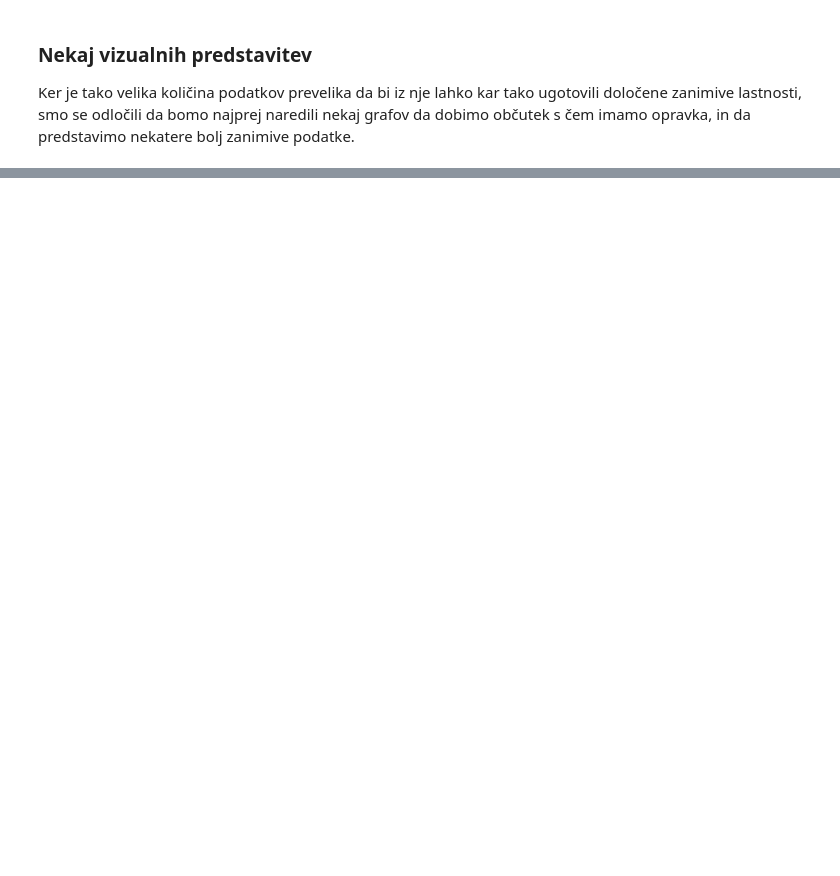
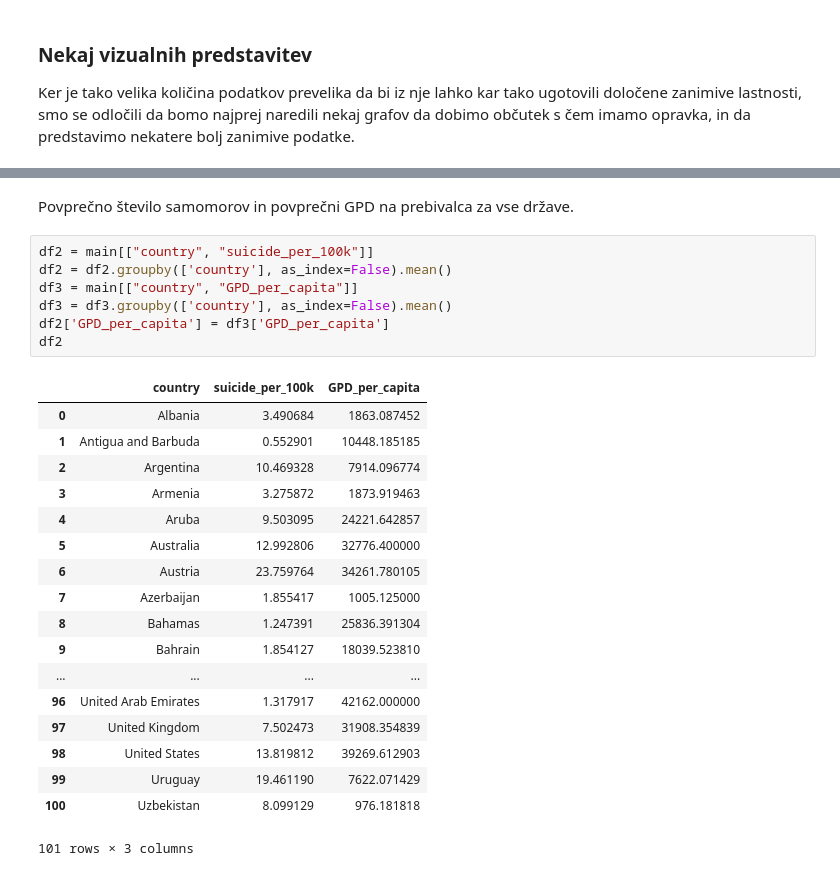
Before and after one commit to np6818/PR19NPZPTK, a Jupyter notebook: project_code.ipynb, the cells around one changed output, grey strips where cells are left out. Cells and saved outputs as stored; diff of their text form; blank space fills up the shorter version.

```diff
--- a/project_code.ipynb
+++ b/project_code.ipynb
@@ -91,0 +84,28 @@ df2
+# %% [markdown]
+Povprečno število samomorov in povprečni GPD na prebivalca za vse države.
+# %%
+df2 = main[["country", "suicide_per_100k"]]
+df2 = df2.groupby(['country'], as_index=False).mean()
+df3 = main[["country", "GPD_per_capita"]]
+df3 = df3.groupby(['country'], as_index=False).mean()
+df2['GPD_per_capita'] = df3['GPD_per_capita']
+df2
+# %% [output]
+|  | country | suicide_per_100k | GPD_per_capita |
+| 0 | Albania | 3.490684 | 1863.087452 |
+| 1 | Antigua and Barbuda | 0.552901 | 10448.185185 |
+| 2 | Argentina | 10.469328 | 7914.096774 |
+| 3 | Armenia | 3.275872 | 1873.919463 |
+| 4 | Aruba | 9.503095 | 24221.642857 |
+| 5 | Australia | 12.992806 | 32776.400000 |
+| 6 | Austria | 23.759764 | 34261.780105 |
+| 7 | Azerbaijan | 1.855417 | 1005.125000 |
+| 8 | Bahamas | 1.247391 | 25836.391304 |
+| 9 | Bahrain | 1.854127 | 18039.523810 |
+| ... | ... | ... | ... |
+| 96 | United Arab Emirates | 1.317917 | 42162.000000 |
+| 97 | United Kingdom | 7.502473 | 31908.354839 |
+| 98 | United States | 13.819812 | 39269.612903 |
+| 99 | Uruguay | 19.461190 | 7622.071429 |
+| 100 | Uzbekistan | 8.099129 | 976.181818 |
+101 rows × 3 columns
```
Also changed, not shown: parts of 6 cells of this notebook.
